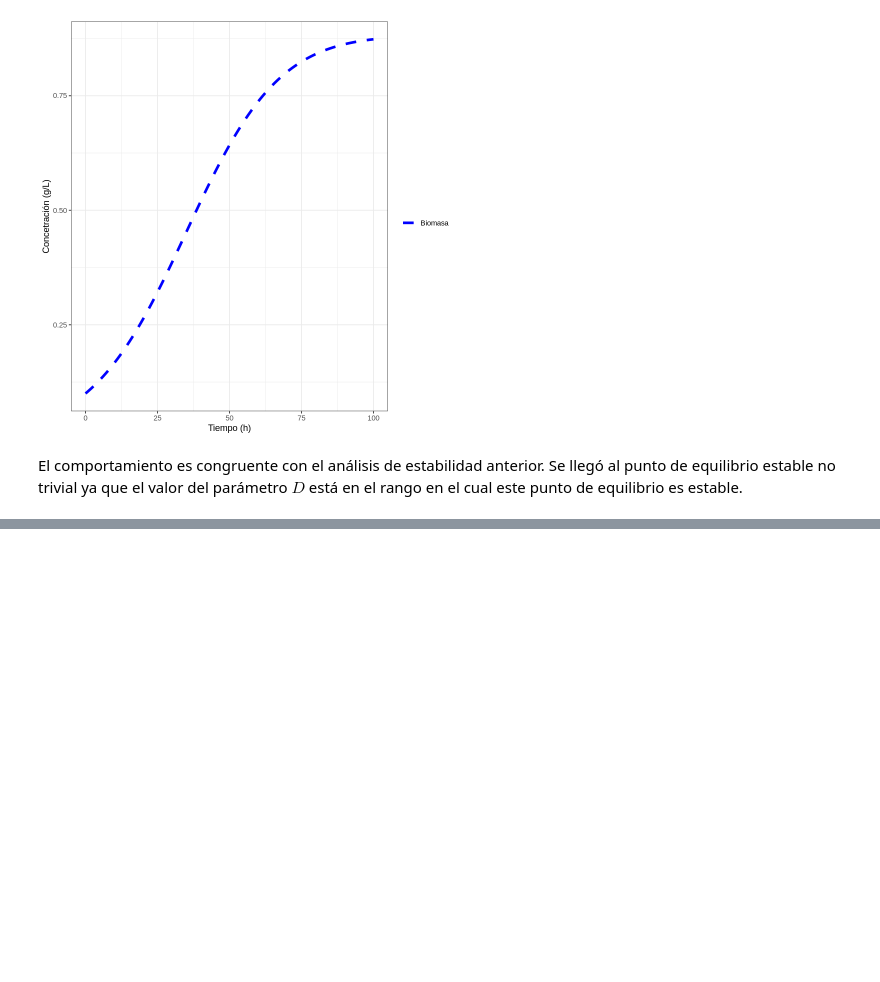
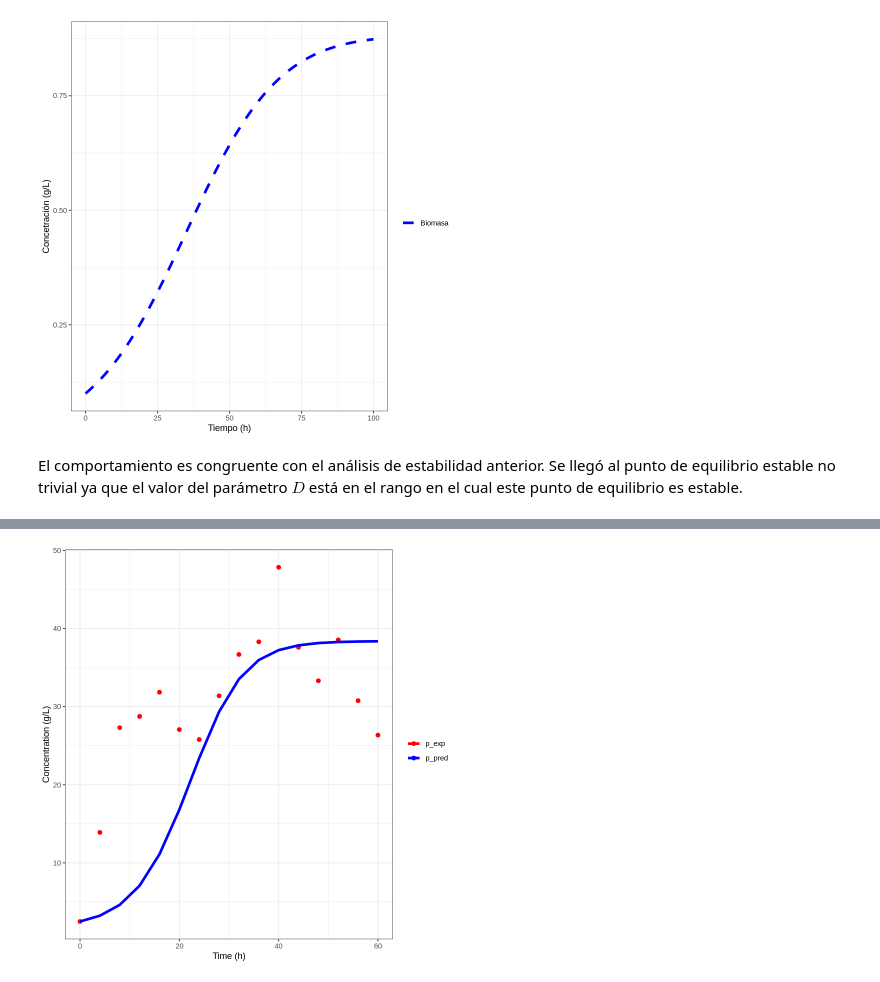
Before and after one commit to JuanM-GG/sistemas-dinamicos-R, a Jupyter notebook: modelo_monod.ipynb, the cells around one changed output, grey strips where cells are left out. Saved outputs shown, nothing was run; the diff lists cells and outputs as text; code cells hidden in the pictures; blank space fills up the shorter version.

```diff
--- a/modelo_monod.ipynb
+++ b/modelo_monod.ipynb
@@ -602,0 +704,11 @@ El comportamiento es congruente con el análisis de estabilidad anterior. Se lle
+# %%
+# comparamos modelo y datos experimentales (producto)
+ggplot(data, aes(x=time)) +
+  geom_point(aes(y = p, color = "p_exp"), size = 2) +
+  geom_line(data = out, aes(y = p, color = "p_pred"), lwd = 1.5) +
+  scale_color_manual("", breaks = c("p_exp", "p_pred"), values = c("red", "blue")) +
+  xlab("Time (h)") +
+  ylab("Concentration (g/L)") +
+  theme_bw()
+# %% [output]
+[figure, added]
```
Also changed, not shown: parts of 57 cells of this notebook.
